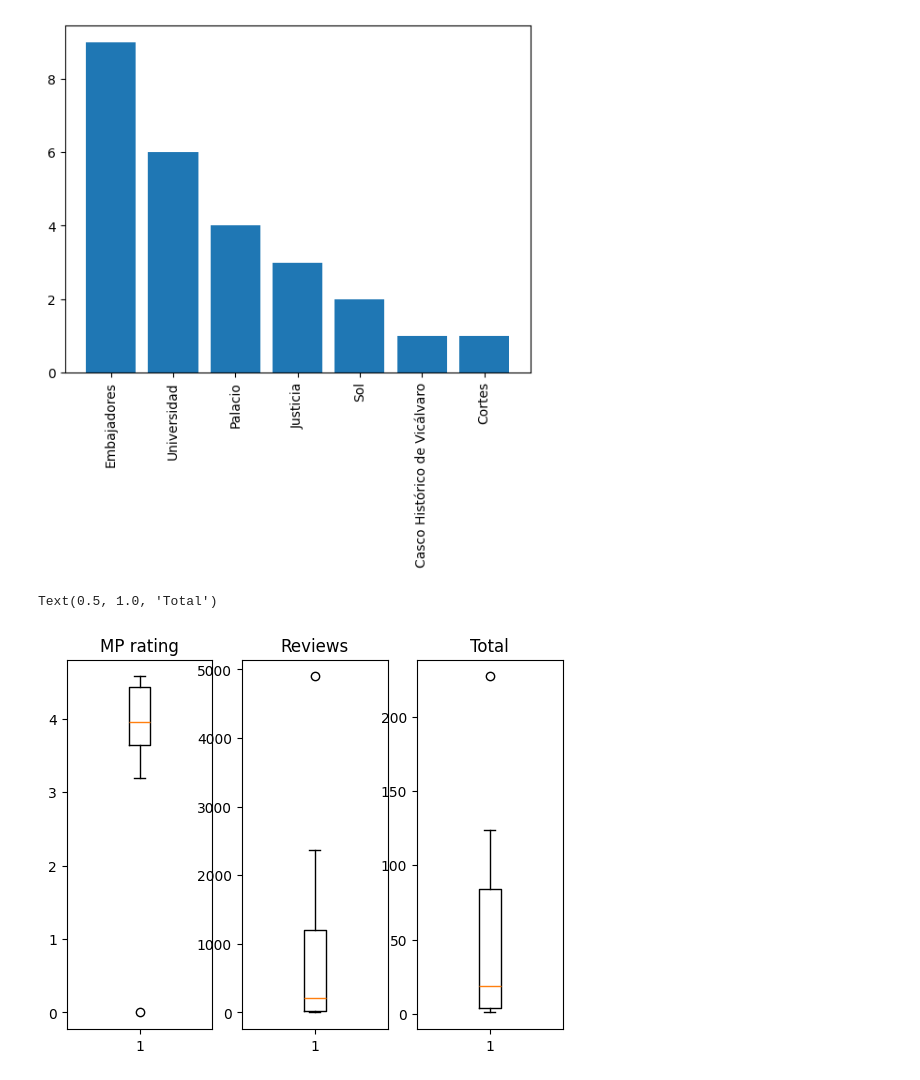
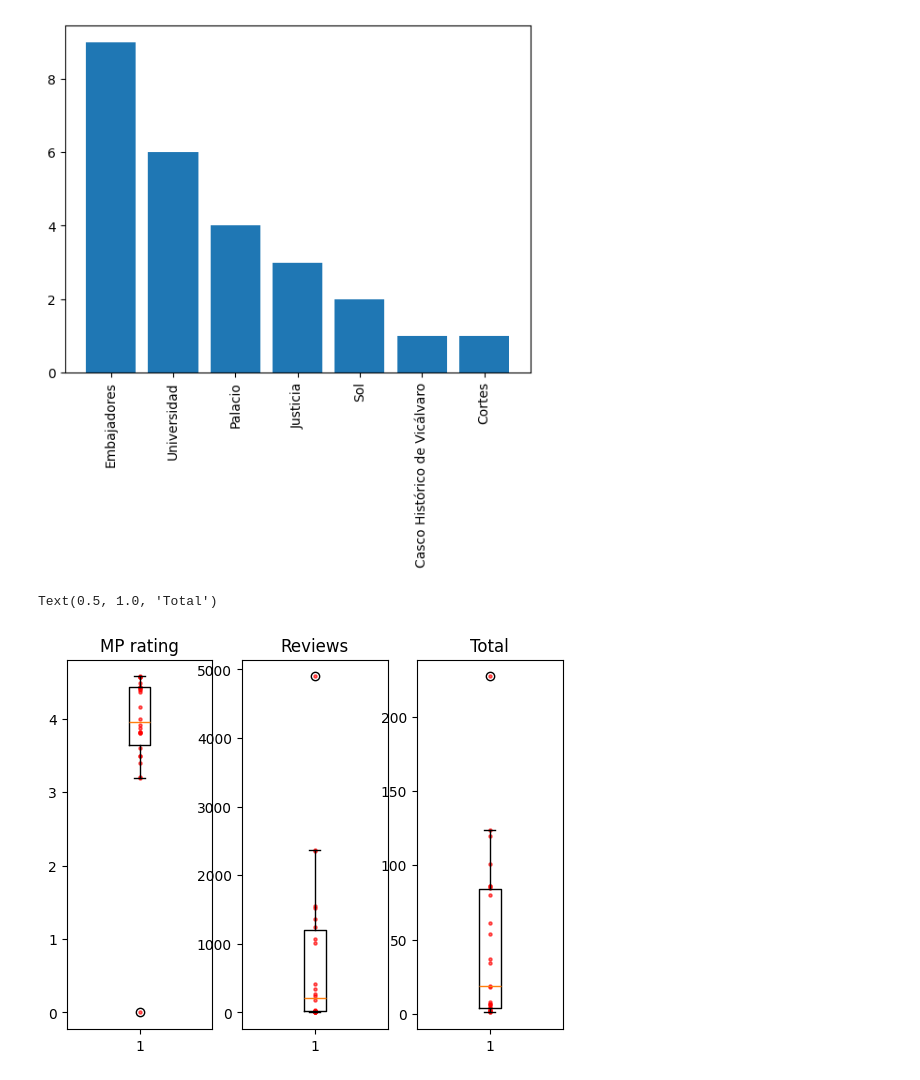
Before and after one commit to anton-p0g/ProyectoWebScrapping, a Jupyter notebook: parte2/top tipos de restaurantes/top_tipos_restuarantes.ipynb, the cells around one changed output. Cells and saved outputs as stored; diff of their text form; code cells hidden in the pictures.

Commit message:
Actualizacion tipos

```diff
--- a/parte2/top tipos de restaurantes/top_tipos_restuarantes.ipynb
+++ b/parte2/top tipos de restaurantes/top_tipos_restuarantes.ipynb
@@ -32,19 +33,29 @@ tipos_restaurantes: List[str] = [
 ]
 
 total_tipos: Dict[str, Dict[str, float]] = {}
+transform_prices = {
+    "Barato": 1,
+    "Moderado": 2,
+    "Caro": 3,
+    "No price range": 0
+}
+# Modificamos los precios para otorgarles un valor numérico
+
+df = df.replace(transform_prices)
 
 for tipo in tipos_restaurantes:
     filtro_tipo = df[df["Type of Restaurant"].str.contains(tipo, case=False, na=False)].copy()
+    # Seleccionamos aquellos restaurantes que contengan en su lista de tipos, el tipo pedido
 
     conteo_distritos = filtro_tipo["NOMBRE_DISTRITO"].value_counts()
+    # Contamos el número de veces que aparece cada distrito
+
     conteo_barrio = filtro_tipo["NOMBRE_BARRIO"].value_counts()
+    # Contamos el número de veces que aparece cada barrio
+
     distrito_mas_frecuente = conteo_distritos.idxmax()
     barrio_mas_frecuente = conteo_barrio.idxmax()
-
-    filtro_tipo.loc[filtro_tipo["Price Range"] == "Barato", "Price Range"] = 1
-    filtro_tipo.loc[filtro_tipo["Price Range"] == "Moderado", "Price Range"] = 2
-    filtro_tipo.loc[filtro_tipo["Price Range"] == "Caro", "Price Range"] = 3
-    filtro_tipo.loc[~filtro_tipo["Price Range"].isin([1, 2, 3]), "Price Range"] = 0
+    # Selección del distrito y del barrio que más aparece
 
     numero_tipo = len(filtro_tipo)
     numero_reviews = int(filtro_tipo["Number of Ratings"].sum())
@@ -82,3 +93,5 @@ df_mod_media_precios.T
 df_transpose = df_total_tipos.T
 df_transpose["Media Precios"] = df_mod_media_precios
 df_def = df_transpose.drop(columns="Media precio")
+
+df_def
@@ -185,13 +216,16 @@ plt.bar(barrios.index, barrios.values)
 # %%
 plt.subplot(1,3,1)
 plt.boxplot(df_def["MP rating"])
+plt.scatter(np.ones(len(df_def["MP rating"])), df_def["MP rating"], alpha=0.6, color='red', s=5)
 plt.title("MP rating")
 plt.subplot(1,3,2)
 plt.boxplot(df_def["reviews"])
+plt.scatter(np.ones(len(df_def["reviews"])), df_def["reviews"], alpha=0.6, color='red', s=5)
 plt.title("Reviews")
 plt.subplot(1,3,3)
 plt.boxplot(df_def["total"])
+plt.scatter(np.ones(len(df_def["total"])), df_def["total"], alpha=0.6, color='red', s=5)
 plt.title("Total")
 # %% [output]
 Text(0.5, 1.0, 'Total')
-[figure, old version]
+[figure, new version]
```
Also changed, not shown: parts of 2 cells of this notebook.
